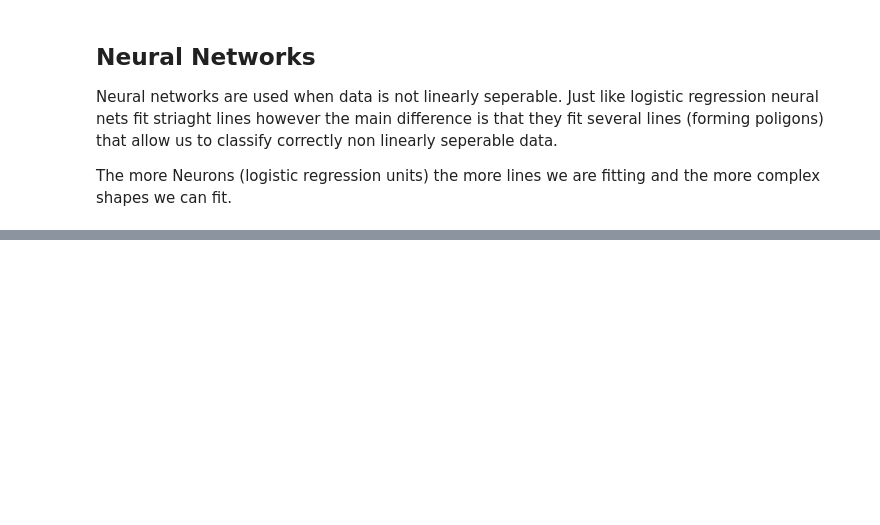
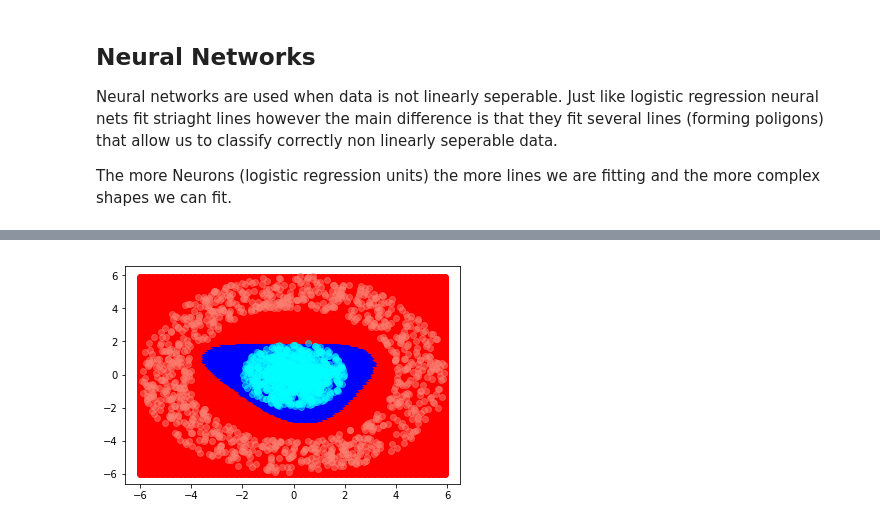
Before and after one commit to franciscovargas/MLGeomPlay, a Jupyter notebook: SkLearn+NN.ipynb, the cells around one changed output, grey strips where cells are left out. Drawn from its saved outputs; the diff is of its cells as text; code cells hidden in the pictures; blank space fills up the shorter version.

```diff
--- a/SkLearn+NN.ipynb
+++ b/SkLearn+NN.ipynb
@@ -138,0 +145,20 @@ for i in range(len(grads.T)):
+# %%
+label = model.predict_classes(X2)
+label2 = model.predict_classes(X)
+# %%
+# plotting classification over meshgrid to portray
+# real picture of decision boundaries
+
+for i in range(len(X2)):
+    c = col[label[i][0]]
+    x, y = X2[i]
+    plt.plot(x,y, "o" + c)
+
+
+col2 = {1: "salmon", 0: "cyan"}
+for i in range(len(X)):
+    c = col2[label2[i][0]]
+    x, y = X[i]
+    plt.plot(x,y, "o" , color= c, alpha=0.5)
+# %% [output]
+[figure, added]
```
Also changed, not shown: parts of 8 cells of this notebook.
